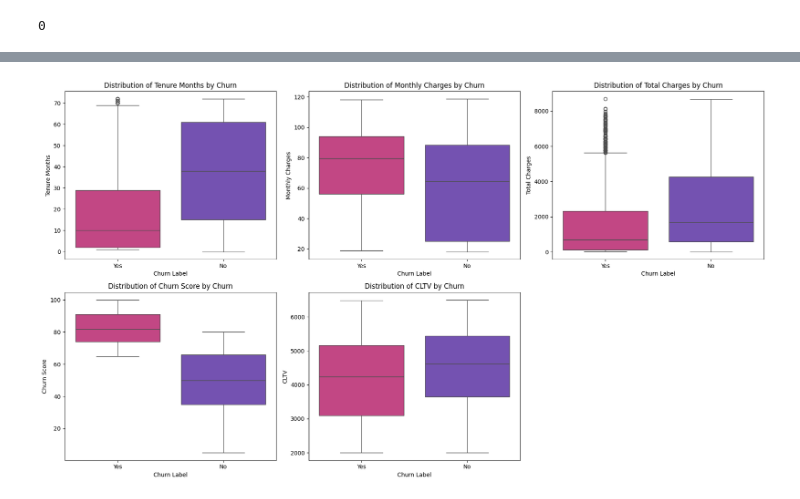
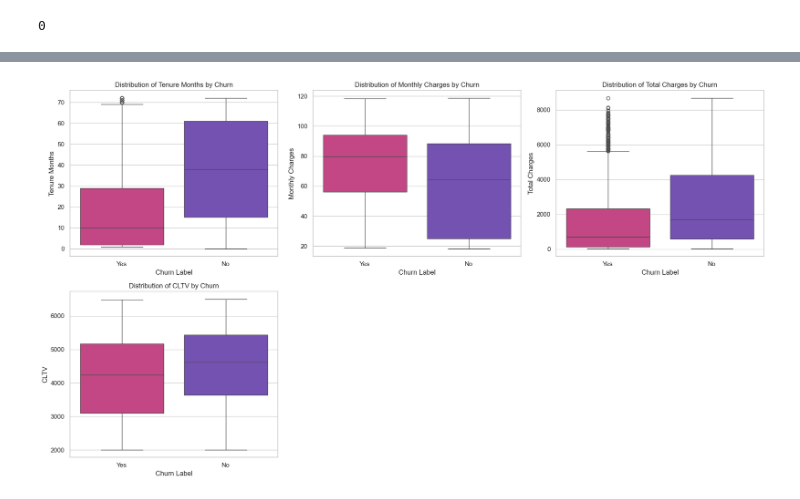
Before and after one commit to amharringthon/IBM-Telco-Churn-Prediction, a Jupyter notebook: Telecom_Churn_EDA_Model.ipynb, the cells around one changed output, grey strips where cells are left out. Drawn from its saved outputs; the diff is of its cells as text; code cells hidden in the pictures.

```diff
--- a/Telecom_Churn_EDA_Model.ipynb
+++ b/Telecom_Churn_EDA_Model.ipynb
@@ -120,4 +166,0 @@ df["Total Charges"] = df["Total Charges"].fillna(df["Total Charges"].median())
-# %%
-# Drop "Churn Reason" due to excessive missing values and not relevant variables
-df.drop(columns=["Churn Reason", "CustomerID", "Lat Long", "Latitude", "Longitude", 'Count'], inplace=True)
-df.head()
@@ -131,0 +215,33 @@ df.head()
+# %%
+import matplotlib.pyplot as plt
+import seaborn as sns
+
+# Data
+churn_counts = df["Churn Label"].value_counts()
+churn_percent = churn_counts / churn_counts.sum() * 100
+
+# Aesthetic plot setup
+plt.figure(figsize=(7, 5))
+sns.set(style="whitegrid")
+
+# Custom colors
+custom_palette = ["#D63384", "#6F42C1"]  # pink and purple
+
+# Barplot
+ax = sns.barplot(x=churn_counts.index, y=churn_counts.values, palette=custom_palette)
+
+# Add percentage labels
+for i, count in enumerate(churn_counts.values):
+    percent = churn_percent[i]
+    ax.text(i, count + 30, f"{percent:.1f}%", ha='center', fontsize=13, fontweight='bold', color='gray')
+
+# Custom ticks and labels
+ax.set_xticklabels(['No Churn (0)', 'Churn (1)'], fontsize=12)
+ax.set_ylabel("Number of Customers", fontsize=12)
+ax.set_xlabel("Churn Label", fontsize=12)
+ax.set_title("Churn Distribution", fontsize=14, fontweight='bold')
+
+# Remove top/right spines for cleaner look
+sns.despine()
+plt.tight_layout()
+plt.show()
@@ -133,32 +259,32 @@ df.head()
 import matplotlib.pyplot as plt
 import seaborn as sns
 
 # Set a pink/purple color theme
 custom_palette = ["#D63384", "#6F42C1"]  # Pink and Purple
 
 # Define numerical columns to analyze
-numerical_cols = ["Tenure Months", "Monthly Charges", "Total Charges", "Churn Score", "CLTV"]
+numerical_cols = ["Tenure Months", "Monthly Charges", "Total Charges", "CLTV"]
 
 # Define the number of rows and columns for the subplot grid
 rows = 2
 cols = 3
 
 # Create subplots
 fig, axes = plt.subplots(rows, cols, figsize=(18, 10))
 
 # Flatten axes array for easy iteration
 axes = axes.flatten()
 
 # Plot boxplots for each numerical column with the corrected hue assignment
 for i, col in enumerate(numerical_cols):
     sns.boxplot(x="Churn Label", y=col, data=df, hue="Churn Label", ax=axes[i], palette=custom_palette, legend=False)
     axes[i].set_title(f"Distribution of {col} by Churn", fontsize=12)
 
 # Hide any unused subplots
 for j in range(i + 1, len(axes)):
     fig.delaxes(axes[j])
 
 plt.tight_layout()
 plt.show()
 # %% [output]
-[figure, old version]
+[figure, new version]
```
Also changed, not shown: parts of 52 cells of this notebook.
